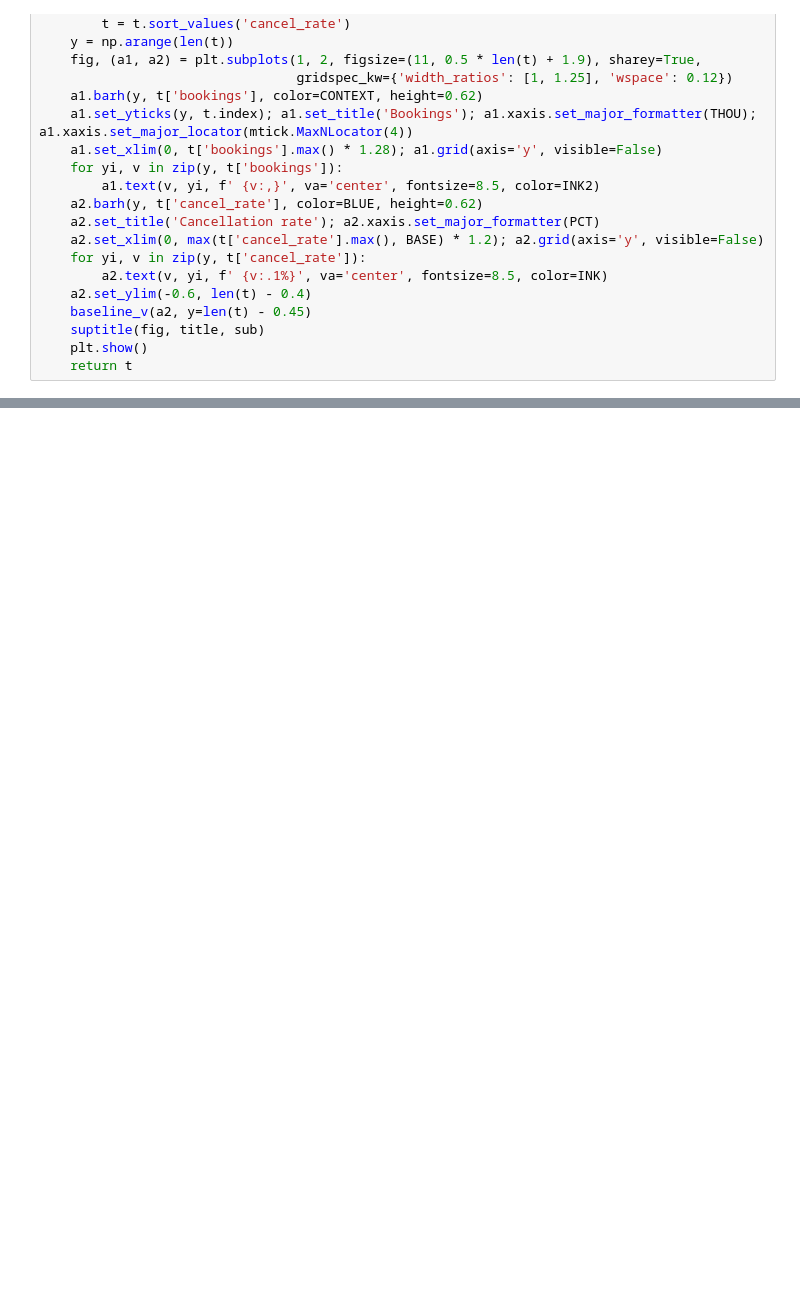
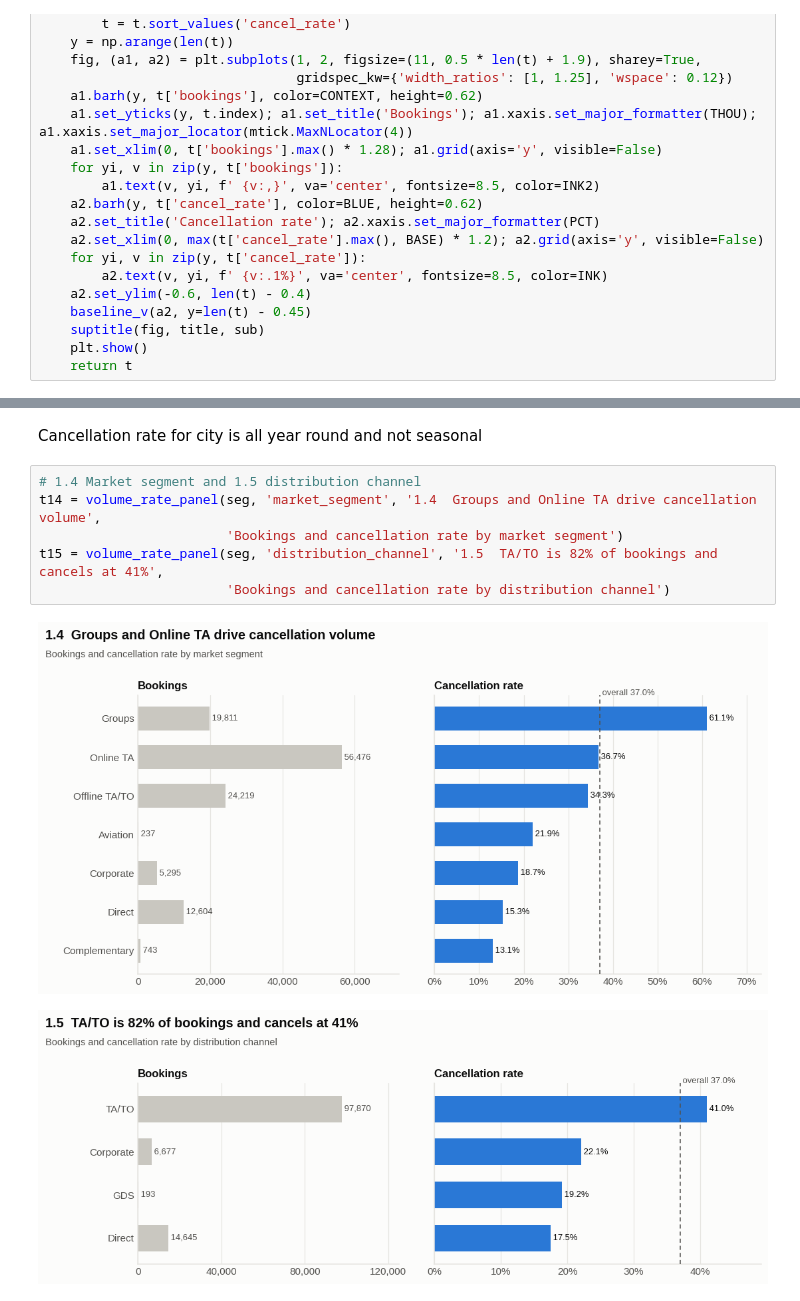
Before and after one commit to elsiejy/Capstone, a Jupyter notebook: Capstone.ipynb, the cells around one changed output, grey strips where cells are left out. Cells and saved outputs as stored; diff of their text form; blank space fills up the shorter version.

```diff
--- a/Capstone.ipynb
+++ b/Capstone.ipynb
@@ -622,0 +643,11 @@ def volume_rate_panel(data, col, title, sub=None, order=None):
+# %% [markdown]
+Cancellation rate for city is all year round and not seasonal
+# %%
+# 1.4 Market segment and 1.5 distribution channel
+t14 = volume_rate_panel(seg, 'market_segment', '1.4  Groups and Online TA drive cancellation volume',
+                        'Bookings and cancellation rate by market segment')
+t15 = volume_rate_panel(seg, 'distribution_channel', '1.5  TA/TO is 82% of bookings and cancels at 41%',
+                        'Bookings and cancellation rate by distribution channel')
+# %% [output]
+[figure, added]
+[figure, added]
```
Also changed, not shown: parts of 45 cells of this notebook.
